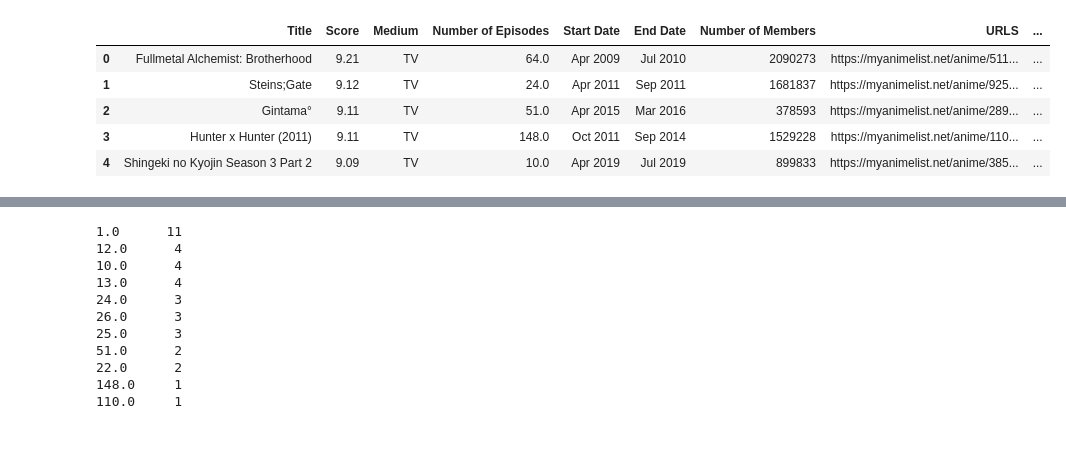
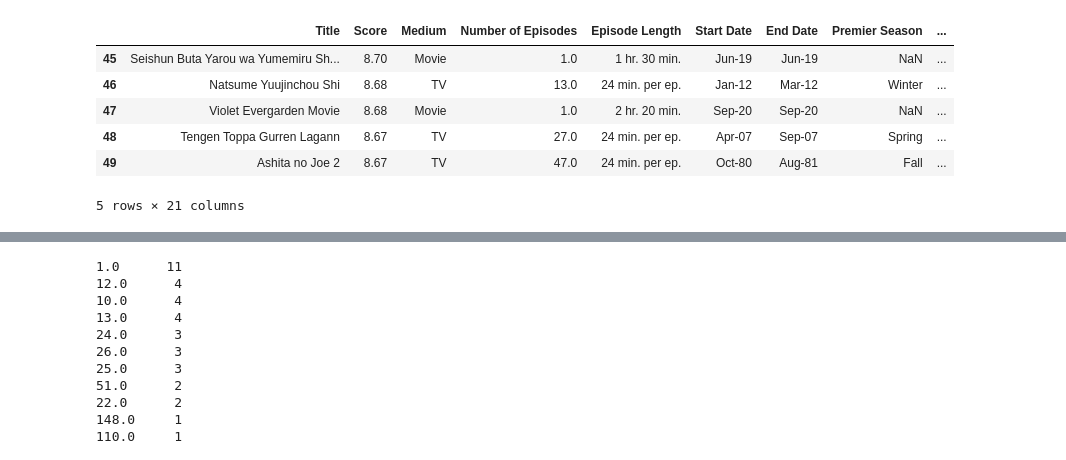
Before and after one commit to josephheadley/CodingPractice, a Jupyter notebook: Python_Folder/Web_Scraping_Folder/Initial EDA.ipynb, the cells around one changed output, grey strips where cells are left out. Saved outputs shown, nothing was run; the diff lists cells and outputs as text; code cells hidden in the pictures.

```diff
--- a/Python_Folder/Web_Scraping_Folder/Initial EDA.ipynb
+++ b/Python_Folder/Web_Scraping_Folder/Initial EDA.ipynb
@@ -7,14 +7,15 @@ import seaborn as sns
 # %%
 data = pd.read_csv("animescrape.csv")
 # %%
-data.head()
+data.tail()
 # %% [output]
-|  | Title | Score | Medium | Number of Episodes | Start Date | End Date | Number of Members | URLS | ... |
-| 0 | Fullmetal Alchemist: Brotherhood | 9.21 | TV | 64.0 | Apr 2009 | Jul 2010 | 2090273 | https://myanimelist.net/anime/511... | ... |
-| 1 | Steins;Gate | 9.12 | TV | 24.0 | Apr 2011 | Sep 2011 | 1681837 | https://myanimelist.net/anime/925... | ... |
-| 2 | Gintama° | 9.11 | TV | 51.0 | Apr 2015 | Mar 2016 | 378593 | https://myanimelist.net/anime/289... | ... |
-| 3 | Hunter x Hunter (2011) | 9.11 | TV | 148.0 | Oct 2011 | Sep 2014 | 1529228 | https://myanimelist.net/anime/110... | ... |
-| 4 | Shingeki no Kyojin Season 3 Part 2 | 9.09 | TV | 10.0 | Apr 2019 | Jul 2019 | 899833 | https://myanimelist.net/anime/385... | ... |
+|  | Title | Score | Medium | Number of Episodes | Episode Length | Start Date | End Date | Premier Season | ... |
+| 45 | Seishun Buta Yarou wa Yumemiru Sh... | 8.70 | Movie | 1.0 | 1 hr. 30 min. | Jun-19 | Jun-19 | NaN | ... |
+| 46 | Natsume Yuujinchou Shi | 8.68 | TV | 13.0 | 24 min. per ep. | Jan-12 | Mar-12 | Winter | ... |
+| 47 | Violet Evergarden Movie | 8.68 | Movie | 1.0 | 2 hr. 20 min. | Sep-20 | Sep-20 | NaN | ... |
+| 48 | Tengen Toppa Gurren Lagann | 8.67 | TV | 27.0 | 24 min. per ep. | Apr-07 | Sep-07 | Spring | ... |
+| 49 | Ashita no Joe 2 | 8.67 | TV | 47.0 | 24 min. per ep. | Oct-80 | Aug-81 | Fall | ... |
+5 rows × 21 columns
 # %%
 data.info()
 # %% [output]
```
Also changed, not shown: parts of 23 cells of this notebook, 3 other files.
